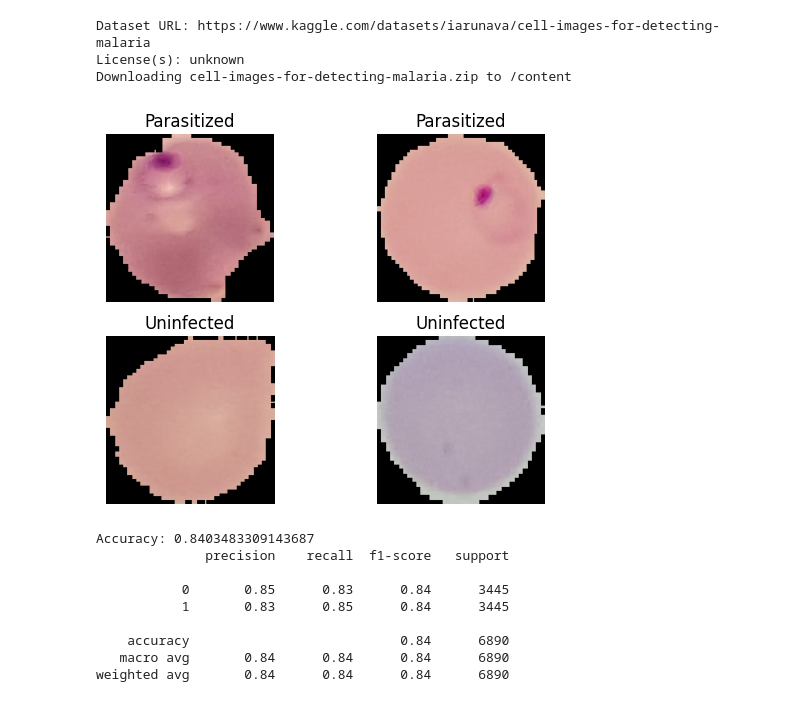
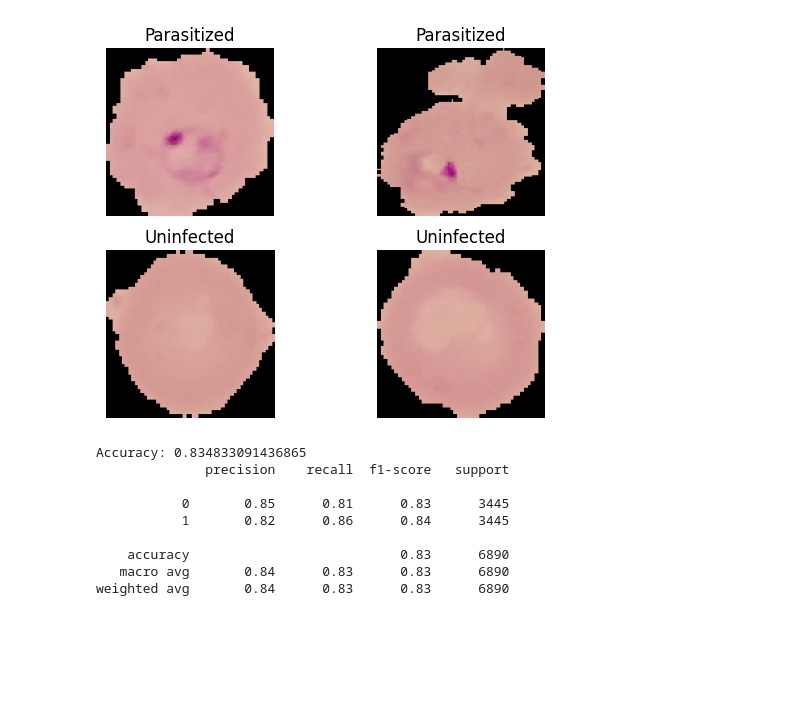
Before and after one commit to up941791/ACT_2, a Jupyter notebook: py/Q1_folder/Q1.ipynb, the cells around one changed output. Drawn from its saved outputs; the diff is of its cells as text; code cells hidden in the pictures; blank space fills up the shorter version.

```diff
--- a/py/Q1_folder/Q1.ipynb
+++ b/py/Q1_folder/Q1.ipynb
@@ -17,47 +13,38 @@ from sklearn.model_selection import train_test_split
 from sklearn.preprocessing import StandardScaler
 from sklearn.svm import LinearSVC
 from sklearn.metrics import classification_report, accuracy_score
-# %%
-# Downloading the dataset from Kaggle
-os.environ['KAGGLE_USERNAME'] = 'samhedley'
-os.environ['KAGGLE_KEY'] = 'KGAT_b7cd8b87cb2a0346ef10f-b182f099721'
-!kaggle datasets download -d iarunava/cell-images-for-detecting-malaria --unzip
-# %% [output]
-Dataset URL: https://www.kaggle.com/datasets/iarunava/cell-images-for-detecting-malaria
-License(s): unknown
-Downloading cell-images-for-detecting-malaria.zip to /content
 # %%
 # Visualizing sample images from the dataset
 
 # Setting up directories
-data_dir = './cell_images' # Base directory for the dataset
+data_dir = r"C:/Datasets/malaria/cell_images" # Base directory for the dataset
 
 # Directories for the two classes
 parasitized_dir = os.path.join(data_dir, 'Parasitized')
 uninfected_dir = os.path.join(data_dir, 'Uninfected')
 
 # Sample images to display
 parasitized_imgs = os.listdir(parasitized_dir)[:2]
 uninfected_imgs = os.listdir(uninfected_dir)[:2]
 
 imgs = parasitized_imgs + uninfected_imgs
 
 # Plotting the images
 for i in range(len(imgs)):
     if i < 2: # Selecting only parasitized images for the first half
         img_path = os.path.join(parasitized_dir, imgs[i])
         label = 'Parasitized'
     else: # Selecting uninfected images for the second half
         img_path = os.path.join(uninfected_dir, imgs[i])
         label = 'Uninfected'
     # Load and display the images
     img = image.load_img(img_path, target_size=(128, 128))
     plt.subplot(2, 2, i+1)
     plt.imshow(img)
     plt.title(label)
     plt.axis('off')
 # %% [output]
-[figure, old version]
+[figure, new version]
 # %%
 # Histogram of Oriented Gradients (HOG) Feature Extraction
 
@@ -111,12 +98,12 @@ y_pred = svm.predict(X_test) # Predicting labels for the test set
 print("Accuracy:", accuracy_score(y_test, y_pred)) # Printing accuracy of the model
 print(classification_report(y_test, y_pred)) # Printing classification report
 # %% [output]
-Accuracy: 0.8403483309143687
+Accuracy: 0.834833091436865
               precision    recall  f1-score   support
 
-           0       0.85      0.83      0.84      3445
-           1       0.83      0.85      0.84      3445
+           0       0.85      0.81      0.83      3445
+           1       0.82      0.86      0.84      3445
 
-    accuracy                           0.84      6890
-   macro avg       0.84      0.84      0.84      6890
-weighted avg       0.84      0.84      0.84      6890
+    accuracy                           0.83      6890
+   macro avg       0.84      0.83      0.83      6890
+weighted avg       0.84      0.83      0.83      6890
```
Also changed, not shown: parts of 1 cell of this notebook, 1 other file.
